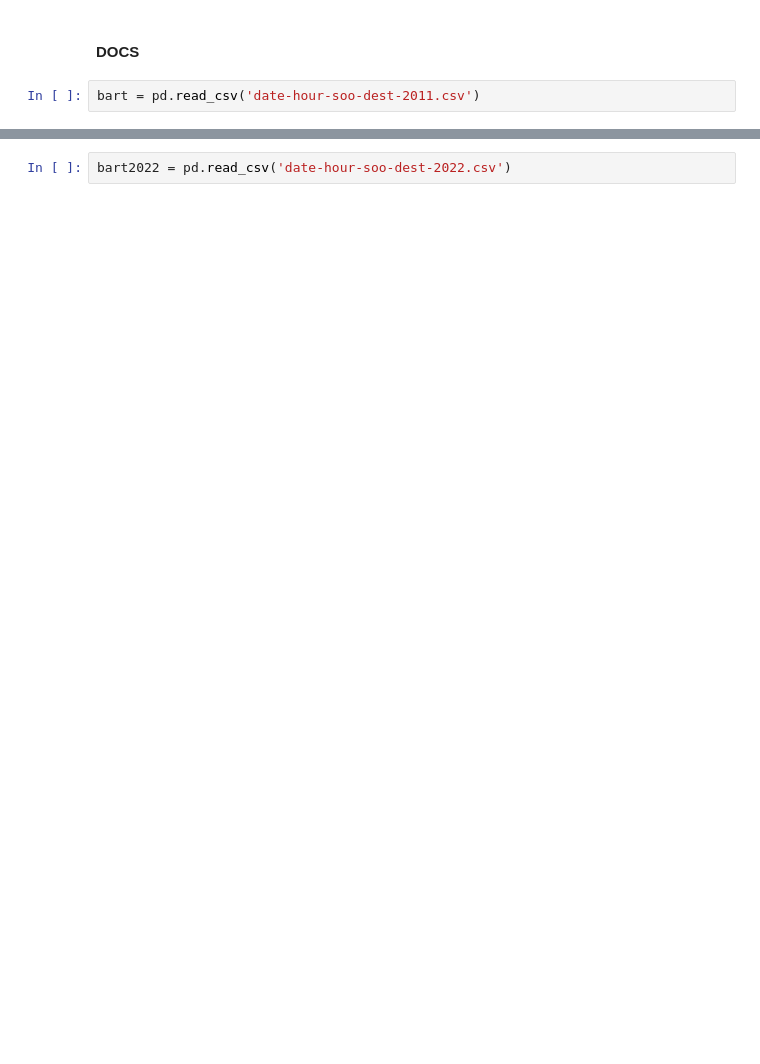
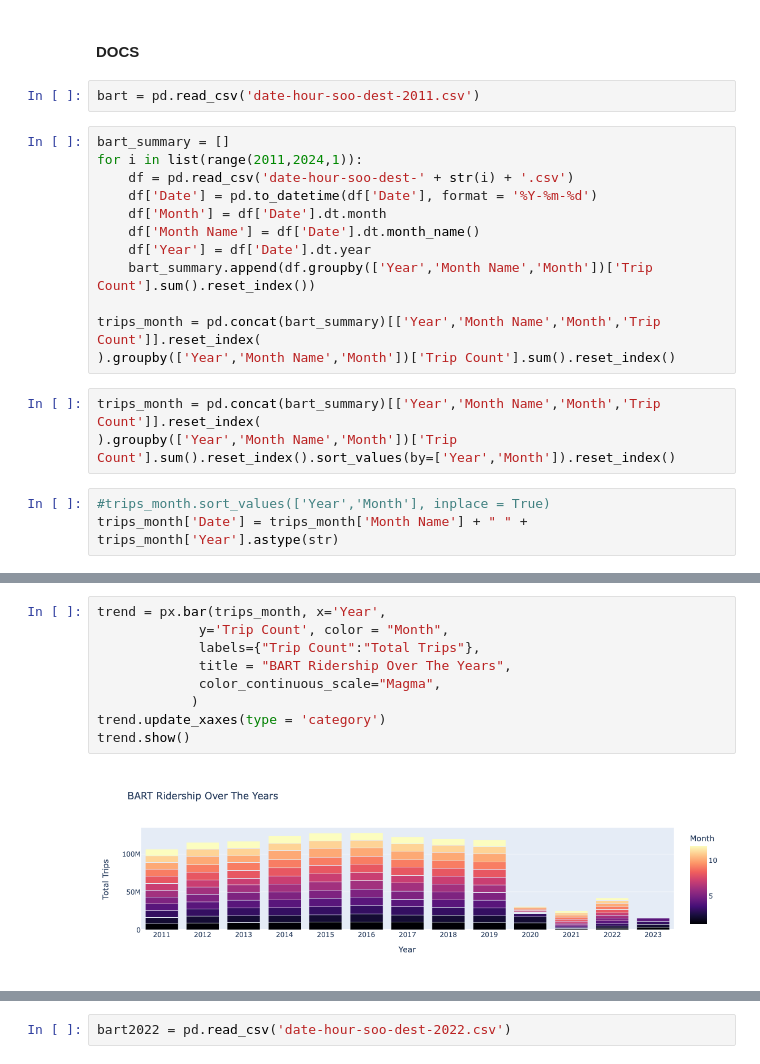
Before and after one commit to katiekwan/Bay-Area-Rapid-Transit, a Jupyter notebook: Bart.ipynb, the cells around one changed output, grey strips where cells are left out. Saved outputs shown, nothing was run; the diff lists cells and outputs as text; blank space fills up the shorter version.

Commit message:
Added three version of visualizations

```diff
--- a/Bart.ipynb
+++ b/Bart.ipynb
@@ -40,3 +35,21 @@ import datetime
 #### DOCS
 # %%
 bart = pd.read_csv('date-hour-soo-dest-2011.csv')
+# %%
+bart_summary = []
+for i in list(range(2011,2024,1)):
+    df = pd.read_csv('date-hour-soo-dest-' + str(i) + '.csv')
+    df['Date'] = pd.to_datetime(df['Date'], format = '%Y-%m-%d')
+    df['Month'] = df['Date'].dt.month
+    df['Month Name'] = df['Date'].dt.month_name()
+    df['Year'] = df['Date'].dt.year
+    bart_summary.append(df.groupby(['Year','Month Name','Month'])['Trip Count'].sum().reset_index())
+
+trips_month = pd.concat(bart_summary)[['Year','Month Name','Month','Trip Count']].reset_index(
+).groupby(['Year','Month Name','Month'])['Trip Count'].sum().reset_index()
+# %%
+trips_month = pd.concat(bart_summary)[['Year','Month Name','Month','Trip Count']].reset_index(
+).groupby(['Year','Month Name','Month'])['Trip Count'].sum().reset_index().sort_values(by=['Year','Month']).reset_index()
+# %%
+#trips_month.sort_values(['Year','Month'], inplace = True)
+trips_month['Date'] = trips_month['Month Name'] + " " + trips_month['Year'].astype(str)
@@ -42,0 +88,11 @@ bart = pd.read_csv('date-hour-soo-dest-2011.csv')
+# %%
+trend = px.bar(trips_month, x='Year',
+             y='Trip Count', color = "Month",
+             labels={"Trip Count":"Total Trips"},
+             title = "BART Ridership Over The Years",
+             color_continuous_scale="Magma",
+            )
+trend.update_xaxes(type = 'category')
+trend.show()
+# %% [output]
+[figure, added]
```
Also changed, not shown: parts of 72 cells of this notebook, 1 other file.
